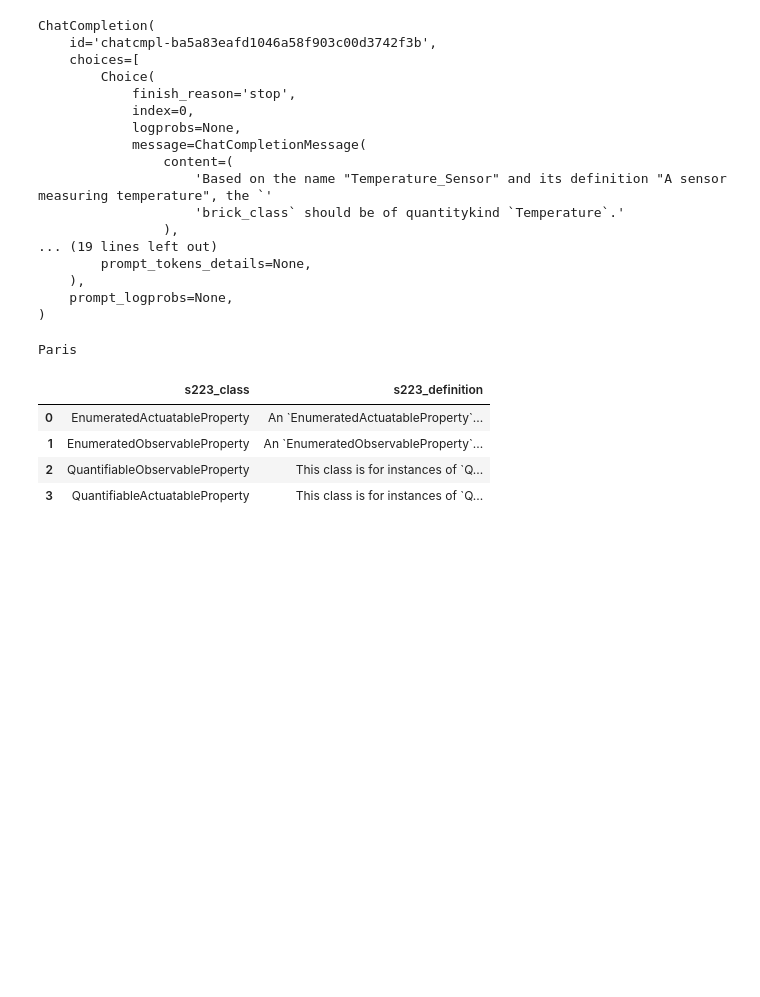
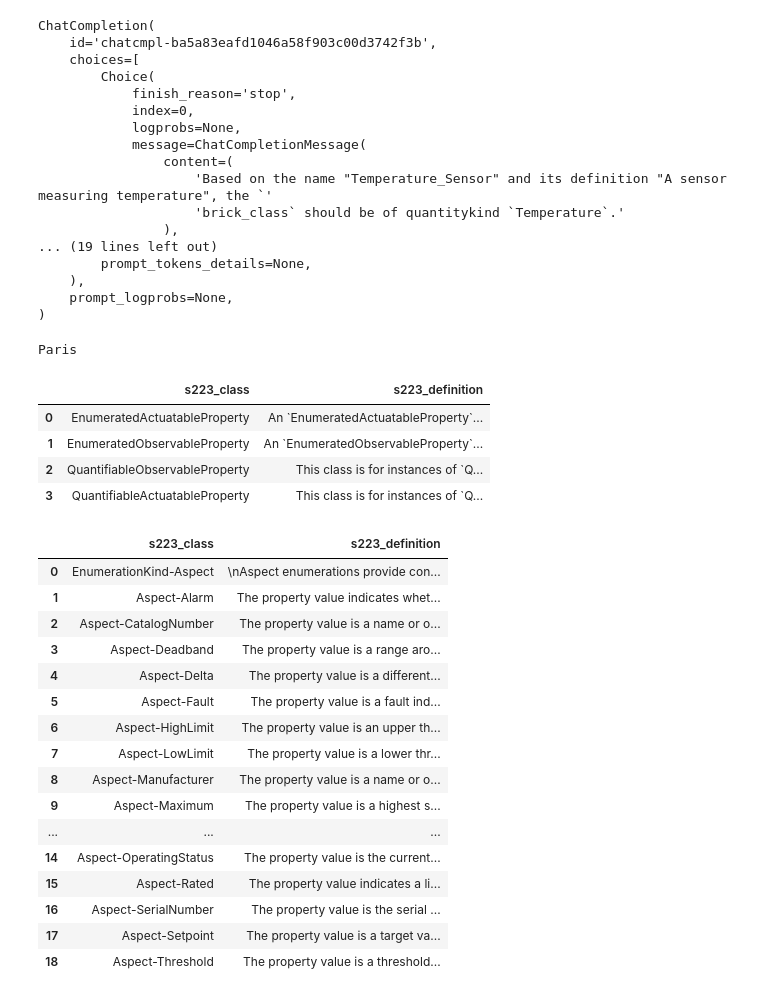
Before and after one commit to lazlop/brick_223_templates, a Jupyter notebook: workbook.ipynb, the cells around one changed output. Cells and saved outputs as stored; diff of their text form; code cells hidden in the pictures; blank space fills up the shorter version.

```diff
--- a/workbook.ipynb
+++ b/workbook.ipynb
@@ -567,3 +567,48 @@ prop_df
 | 1 | EnumeratedObservableProperty | An `EnumeratedObservableProperty`... |
 | 2 | QuantifiableObservableProperty | This class is for instances of `Q... |
 | 3 | QuantifiableActuatableProperty | This class is for instances of `Q... |
+# %%
+asp_query = """ SELECT DISTINCT ?s223_class ?s223_definition WHERE {
+    ?s223_class rdfs:subClassOf* s223:EnumerationKind-Aspect .
+    ?s223_class rdfs:comment ?s223_definition .
+
+    FILTER NOT EXISTS {
+        ?s223_class rdfs:subClassOf* s223:EnumerationKind-Substance .
+    }
+    # Excluding all the voltages
+    FILTER NOT EXISTS {
+        ?s223_class rdfs:subClassOf* s223:EnumerationKind-Numerical .
+    }
+    FILTER NOT EXISTS {
+        ?s223_class rdfs:subClassOf* s223:EnumerationKind-ElectricalPhaseIdentifier .
+    }
+    FILTER NOT EXISTS {
+        ?s223_class rdfs:subClassOf* s223:EnumerationKind-ElectricalVoltagePhases .
+    }
+    FILTER NOT EXISTS {
+        ?s223_class rdfs:subClassOf* s223:EnumerationKind-DayOfWeek .
+    }
+    FILTER(STRSTARTS (str(?s223_class), \"http://data.ashrae.org/standard223#\"))
+}
+"""
+asp_df = query_to_df(asp_query, s223, remove_namespaces=True)
+# %%
+asp_df
+# %% [output]
+|  | s223_class | s223_definition |
+| 0 | EnumerationKind-Aspect | \nAspect enumerations provide con... |
+| 1 | Aspect-Alarm | The property value indicates whet... |
+| 2 | Aspect-CatalogNumber | The property value is a name or o... |
+| 3 | Aspect-Deadband | The property value is a range aro... |
+| 4 | Aspect-Delta | The property value is a different... |
+| 5 | Aspect-Fault | The property value is a fault ind... |
+| 6 | Aspect-HighLimit | The property value is an upper th... |
+| 7 | Aspect-LowLimit | The property value is a lower thr... |
+| 8 | Aspect-Manufacturer | The property value is a name or o... |
+| 9 | Aspect-Maximum | The property value is a highest s... |
+| ... | ... | ... |
+| 14 | Aspect-OperatingStatus | The property value is the current... |
+| 15 | Aspect-Rated | The property value indicates a li... |
+| 16 | Aspect-SerialNumber | The property value is the serial ... |
+| 17 | Aspect-Setpoint | The property value is a target va... |
+| 18 | Aspect-Threshold | The property value is a threshold... |
```
Also changed, not shown: parts of 3 cells of this notebook, 8 other files.
